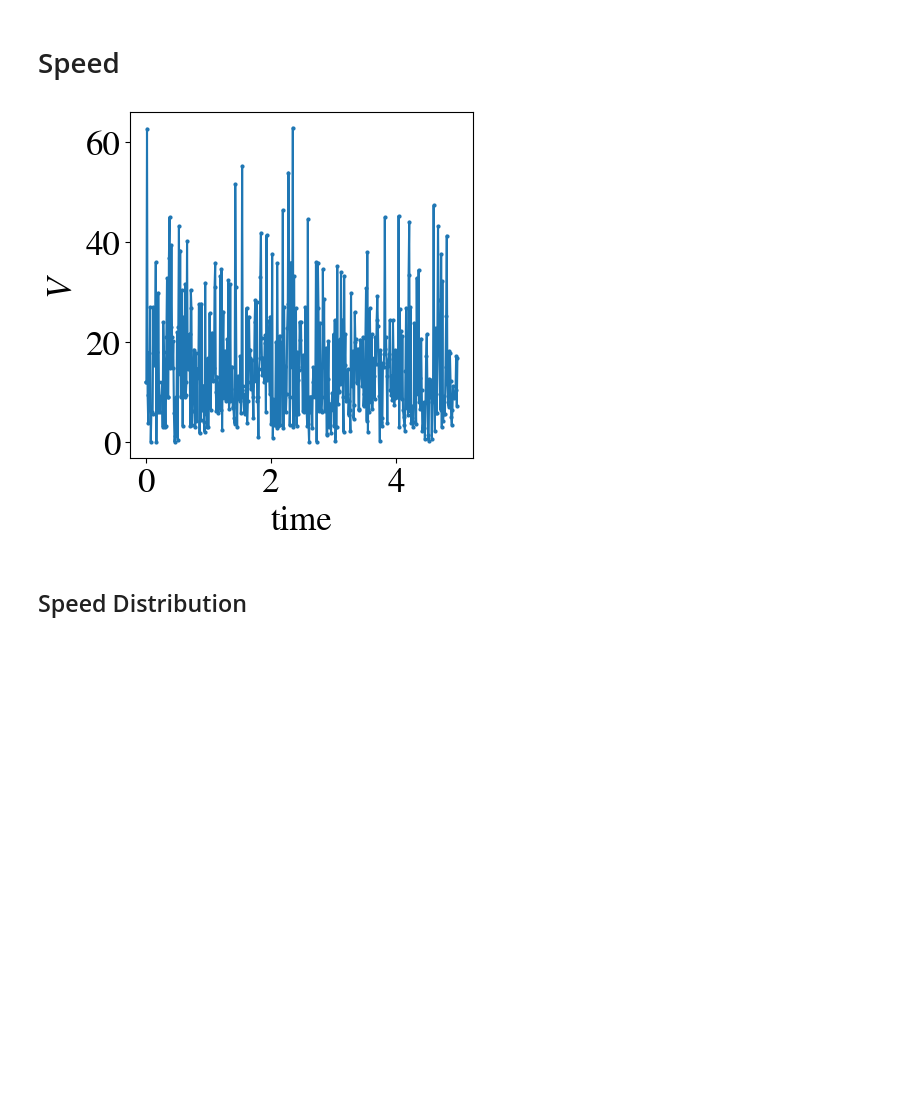
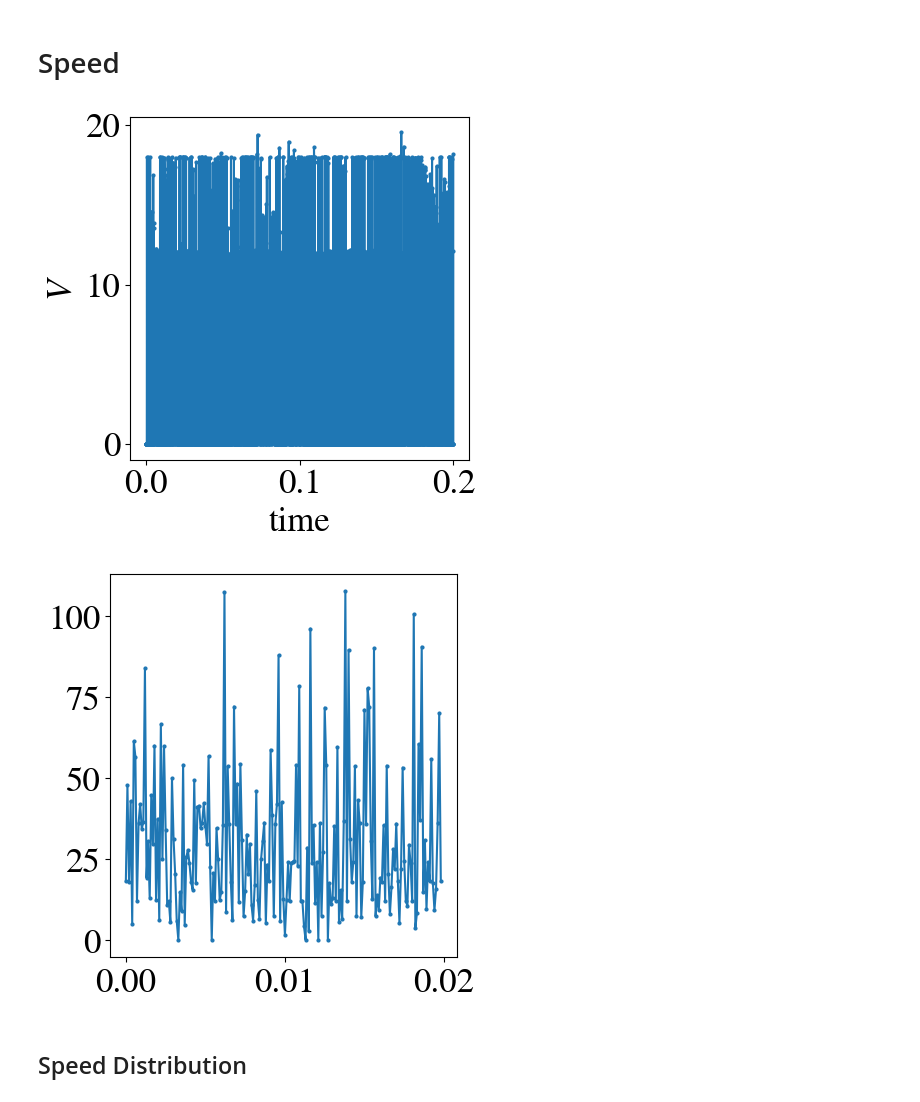
Before and after one commit to jannesantana/bacteria, a Jupyter notebook: 2d_model/rod_shaped/rods_tw_analysis.ipynb, the cells around one changed output. Drawn from its saved outputs; the diff is of its cells as text; code cells hidden in the pictures; blank space fills up the shorter version.

```diff
--- a/2d_model/rod_shaped/rods_tw_analysis.ipynb
+++ b/2d_model/rod_shaped/rods_tw_analysis.ipynb
@@ -156,9 +152,9 @@ def nematic_OP(Theta):
     Qy = np.mean(np.sin(2*Theta),axis=1)
     return np.sqrt(Qx**2+Qy**2),Qx,Qy
 # %%
-box=50
+box=20
 cutoff=4
-Nparticles=500
+Nparticles=100
 T=5000
 Dt=0.01
 rod_length=2
@@ -169,12 +165,15 @@ rate=0.3
 lo=5
 kalign=11
 
+
 folder_name=f"Dt_{Dt}_Nparticles_{Nparticles}_T_{T}_box_{box}_cutoff_{cutoff}_kalign_{kalign}_khardcore_{khardcore}_kspring_{kspring}_lo_{lo}_rate_{rate}_rod_length_{rod_length}_rod_radius_{rod_radius}"
 positions_file = f"{folder_name}/particle_positions_{folder_name}.dat"
 squared_disp_file = f"{folder_name}/squared_disp_{folder_name}.dat"
 mv_not_mov_file = f"{folder_name}/moving_not_moving_{folder_name}.dat"
 
 X,Y,Theta_b,Theta_p = np.loadtxt(positions_file, unpack=True)
+_,i_,vx_post,vy_post,v_post = np.loadtxt(folder_name+"/velocity_post.dat",unpack = True)
+v_post = v_post.reshape((T,Nparticles))
 Mv_not_mv = np.loadtxt(mv_not_mov_file,unpack=True)
 Steps = len(X)//Nparticles
 X = X.reshape((Steps, Nparticles))
@@ -190,5 +189,8 @@ Q,Qx,Qy = nematic_OP(Theta_b)
 Time = np.arange(0,Steps)*Dt
 time,sd = np.loadtxt(squared_disp_file,unpack=True)
 one_frame(X,Y,Theta_b,Steps-1,Steps,box,rod_length,2*rod_radius)
+V_normalized = np.zeros((Steps-1,Nparticles))
+for n in range(Nparticles):
+    V_normalized[:,n] = V[:,n]/np.max(V[:,n])
 folder_name
 # %% [output]
@@ -215,11 +217,16 @@ plt.show()
 # %%
 plt.figure(figsize=(5,5),layout='tight')
 plt.xlabel('time')
 plt.ylabel(r"$V$")
-plt.plot(np.arange(0,Steps-1)*Dt,V[:,3],lw=1.5,marker='o',ms=2)
+plt.plot(time*Dt,v_post[:,54],lw=1.5,marker='o',ms=2)
+plt.figure(figsize=(5,5),layout='tight')
+
+plt.plot(Time[:-1]*Dt,V[:,54],lw=1.5,marker='o',ms=2)
+
 plt.show()
 # %% [output]
-[figure, old version]
+[figure, new version]
+[figure, added]
 # %% [markdown]
 ## Speed Distribution
 # %%
```
Also changed, not shown: parts of 12 cells of this notebook, 38 other files.
